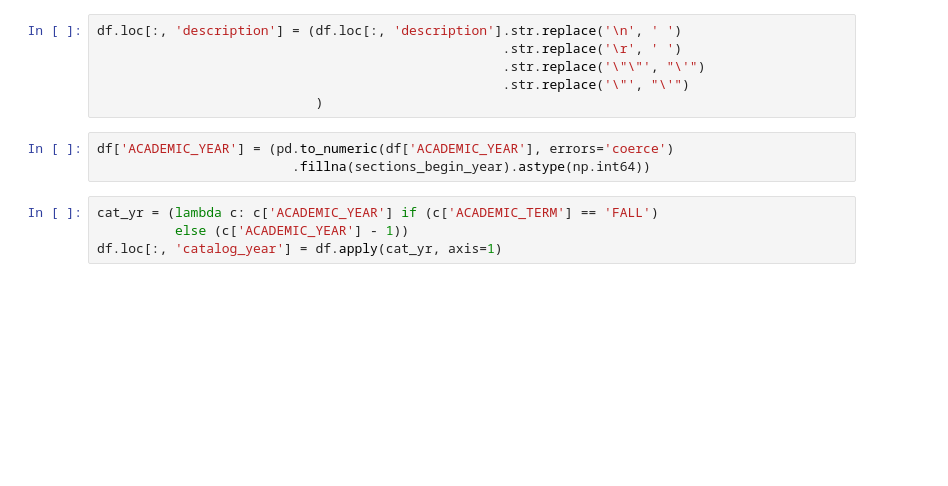
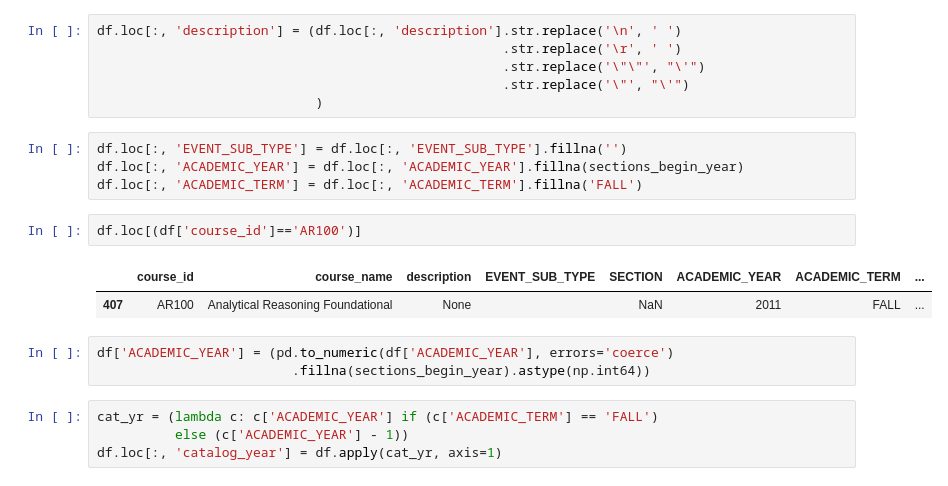
Before and after one commit to JeffWalton-PSC/Starfish, a Jupyter notebook: DegreePlanner/course_catalog/course_catalog.ipynb, the cells around one changed output. Saved outputs shown, nothing was run; the diff lists cells and outputs as text; blank space fills up the shorter version.

```diff
--- a/DegreePlanner/course_catalog/course_catalog.ipynb
+++ b/DegreePlanner/course_catalog/course_catalog.ipynb
@@ -156,6 +170,15 @@ df.loc[:, 'description'] = (df.loc[:, 'description'].str.replace('\n', ' ')
                                                     .str.replace('\"\"', "\'")
                                                     .str.replace('\"', "\'")
                             )
+# %%
+df.loc[:, 'EVENT_SUB_TYPE'] = df.loc[:, 'EVENT_SUB_TYPE'].fillna('')
+df.loc[:, 'ACADEMIC_YEAR'] = df.loc[:, 'ACADEMIC_YEAR'].fillna(sections_begin_year)
+df.loc[:, 'ACADEMIC_TERM'] = df.loc[:, 'ACADEMIC_TERM'].fillna('FALL')
+# %%
+df.loc[(df['course_id']=='AR100')]
+# %% [output]
+|  | course_id | course_name | description | EVENT_SUB_TYPE | SECTION | ACADEMIC_YEAR | ACADEMIC_TERM | ... |
+| 407 | AR100 | Analytical Reasoning Foundational | None |  | NaN | 2011 | FALL | ... |
 # %%
 df['ACADEMIC_YEAR'] = (pd.to_numeric(df['ACADEMIC_YEAR'], errors='coerce')
                          .fillna(sections_begin_year).astype(np.int64))
```
Also changed, not shown: parts of 20 cells of this notebook, 1 other file.
